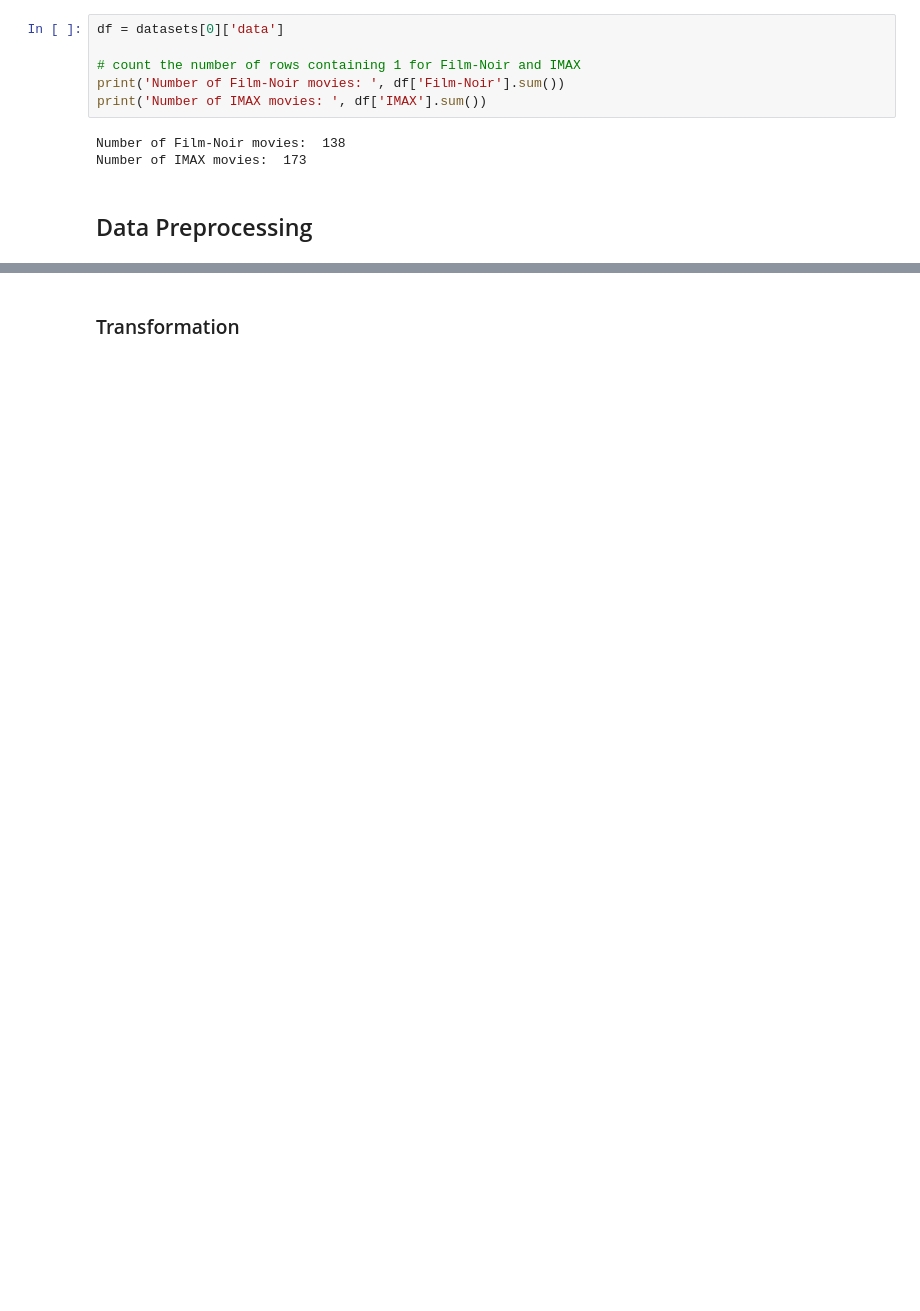
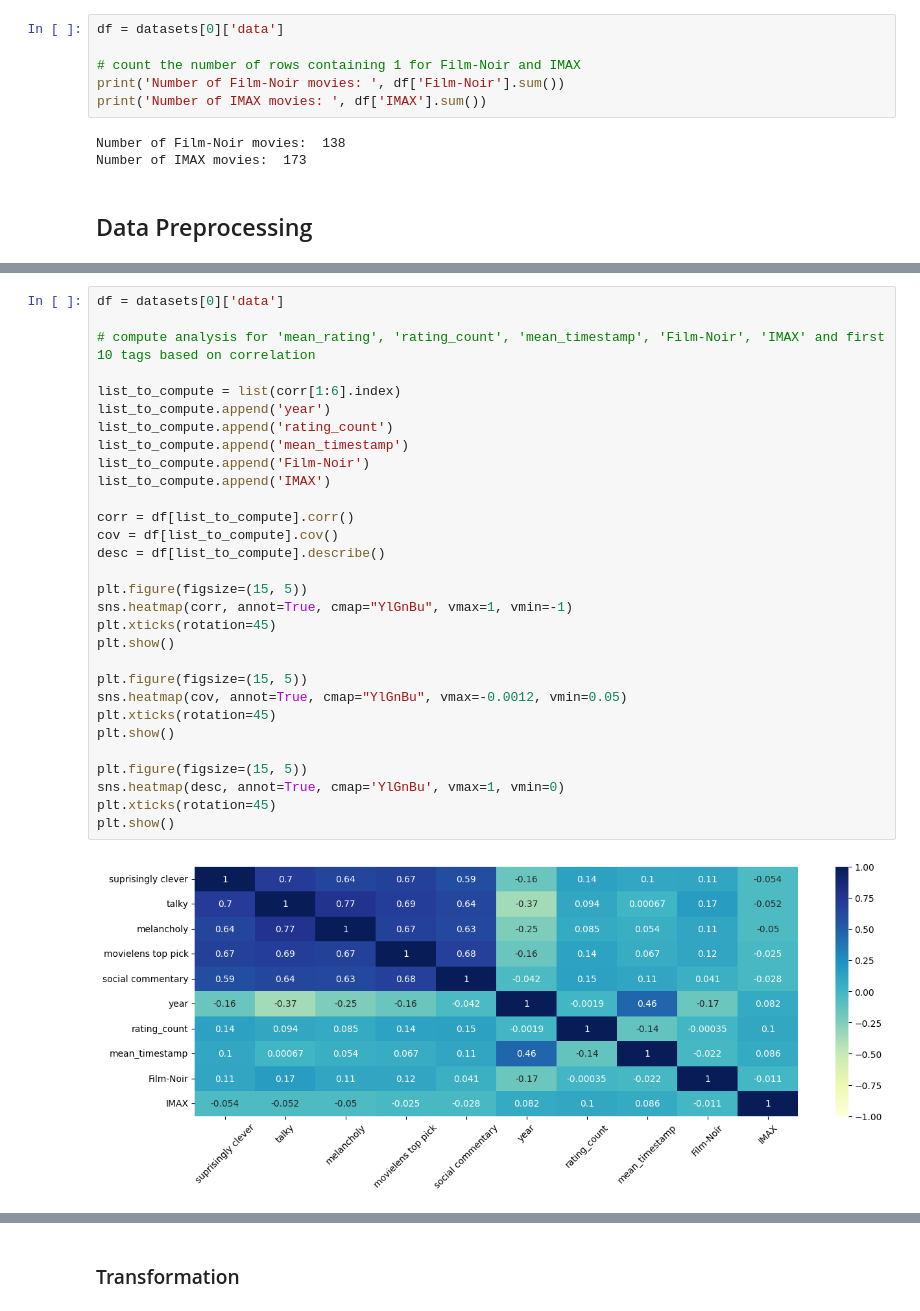
Before and after one commit to nicolopizzo/data-analytics, a Jupyter notebook: analysis_best_dataset.ipynb, the cells around one changed output, grey strips where cells are left out. Saved outputs shown, nothing was run; the diff lists cells and outputs as text; blank space fills up the shorter version.

```diff
--- a/analysis_best_dataset.ipynb
+++ b/analysis_best_dataset.ipynb
@@ -472,0 +501,32 @@ plt.show()
+# %%
+df = datasets[0]['data']
+
+# compute analysis for 'mean_rating', 'rating_count', 'mean_timestamp', 'Film-Noir', 'IMAX' and first 10 tags based on correlation
+
+list_to_compute = list(corr[1:6].index)
+list_to_compute.append('year')
+list_to_compute.append('rating_count')
+list_to_compute.append('mean_timestamp')
+list_to_compute.append('Film-Noir')
+list_to_compute.append('IMAX')
+
+corr = df[list_to_compute].corr()
+cov = df[list_to_compute].cov()
+desc = df[list_to_compute].describe()
+
+plt.figure(figsize=(15, 5))
+sns.heatmap(corr, annot=True, cmap="YlGnBu", vmax=1, vmin=-1)
+plt.xticks(rotation=45)
+plt.show()
+
+plt.figure(figsize=(15, 5))
+sns.heatmap(cov, annot=True, cmap="YlGnBu", vmax=-0.0012, vmin=0.05)
+plt.xticks(rotation=45)
+plt.show()
+
+plt.figure(figsize=(15, 5))
+sns.heatmap(desc, annot=True, cmap='YlGnBu', vmax=1, vmin=0)
+plt.xticks(rotation=45)
+plt.show()
+# %% [output]
+[figure, added]
```
Also changed, not shown: parts of 55 cells of this notebook.
